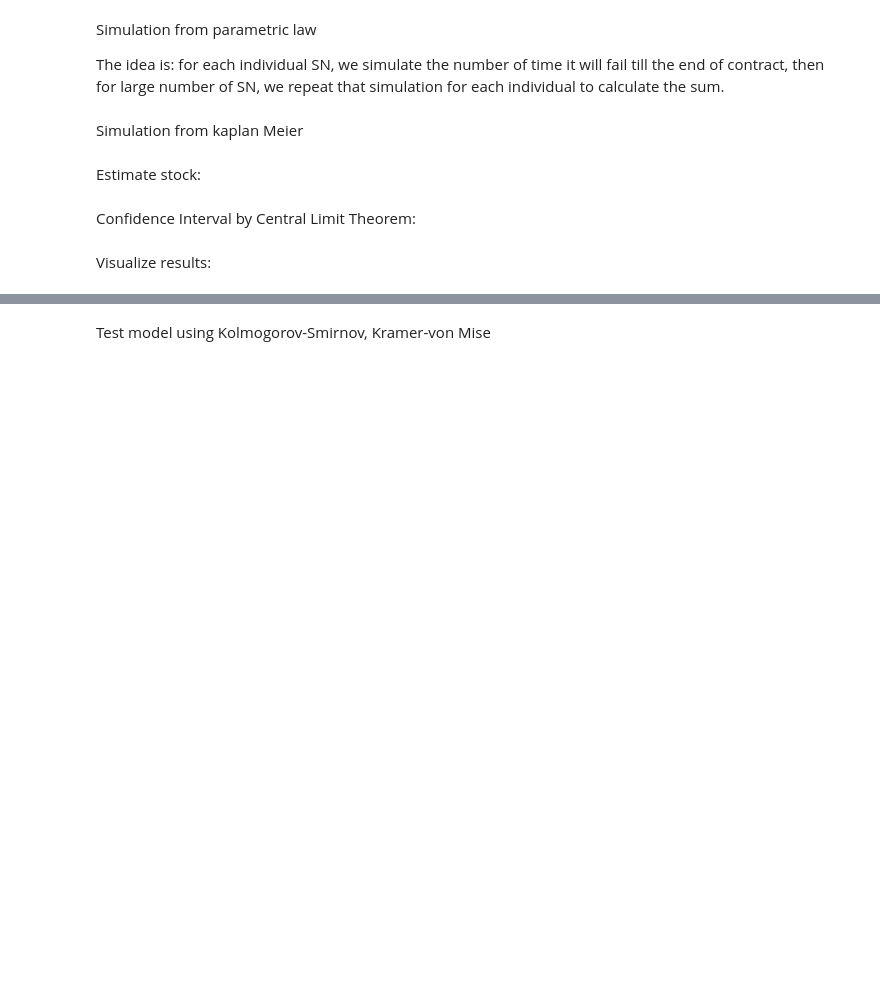
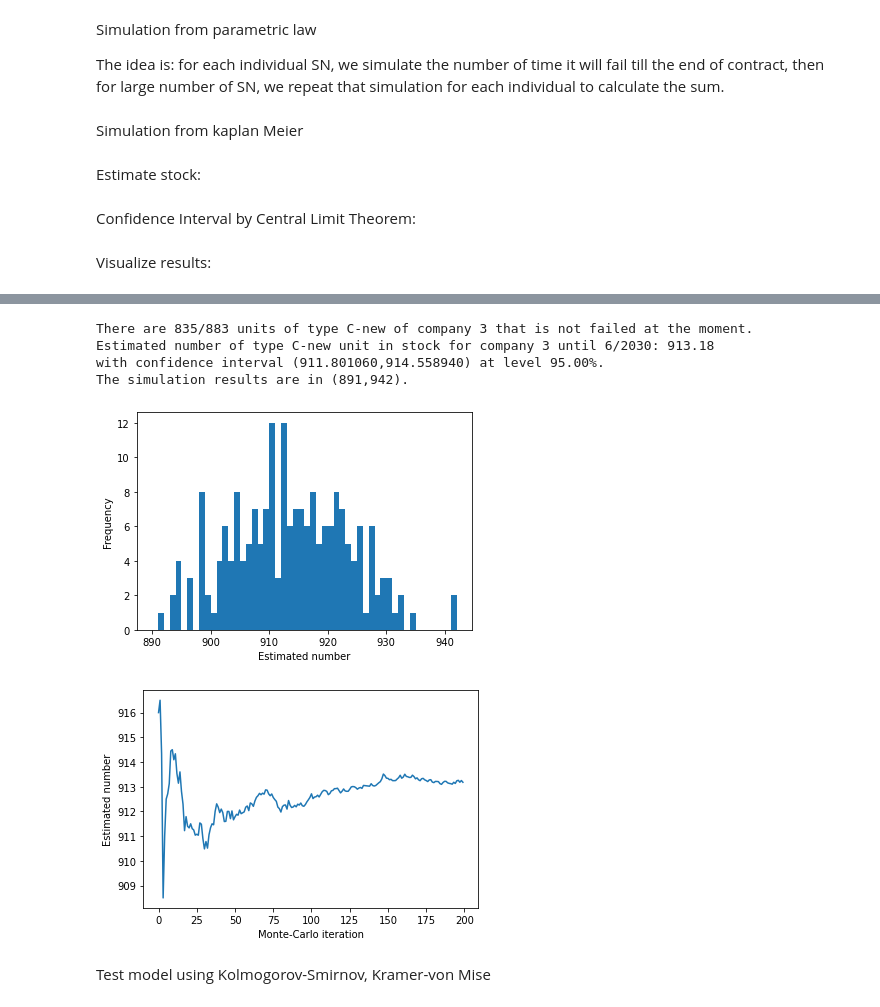
Before and after one commit to nghi-truyen/Flight-Data-Analysis, a Jupyter notebook: FlightDataAnalysis.ipynb, the cells around one changed output, grey strips where cells are left out. Cells and saved outputs as stored; diff of their text form; code cells hidden in the pictures; blank space fills up the shorter version.

Commit message:
stock optimize

```diff
--- a/FlightDataAnalysis.ipynb
+++ b/FlightDataAnalysis.ipynb
@@ -377,3 +380,17 @@ with confidence interval (105.322192,106.887808) at level 95.00%.
+# %%
+company=3         #INTEGER
+unit_type='C-new' #STRING
+year=2030         #INTEGER
+month=6           #INTEGER
+
+Result_display(company,unit_type,year,month)
+# %% [output]
+There are 835/883 units of type C-new of company 3 that is not failed at the moment.
+Estimated number of type C-new unit in stock for company 3 until 6/2030: 913.18
+with confidence interval (911.801060,914.558940) at level 95.00%.
+The simulation results are in (891,942).
+[figure, added]
+[figure, added]
 # %% [markdown]
 Test model using Kolmogorov-Smirnov, Kramer-von Mise
 # %%
```
Also changed, not shown: parts of 3 cells of this notebook.
